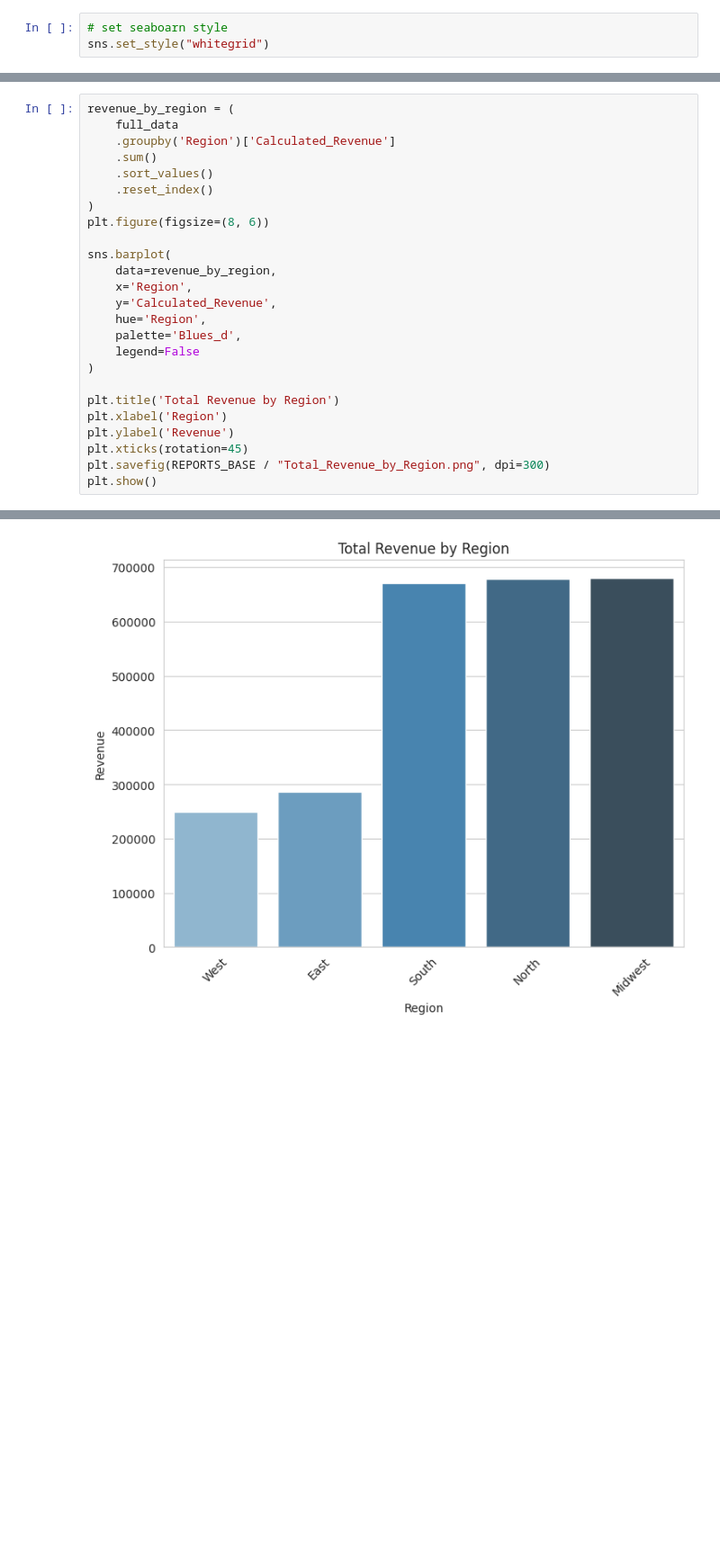
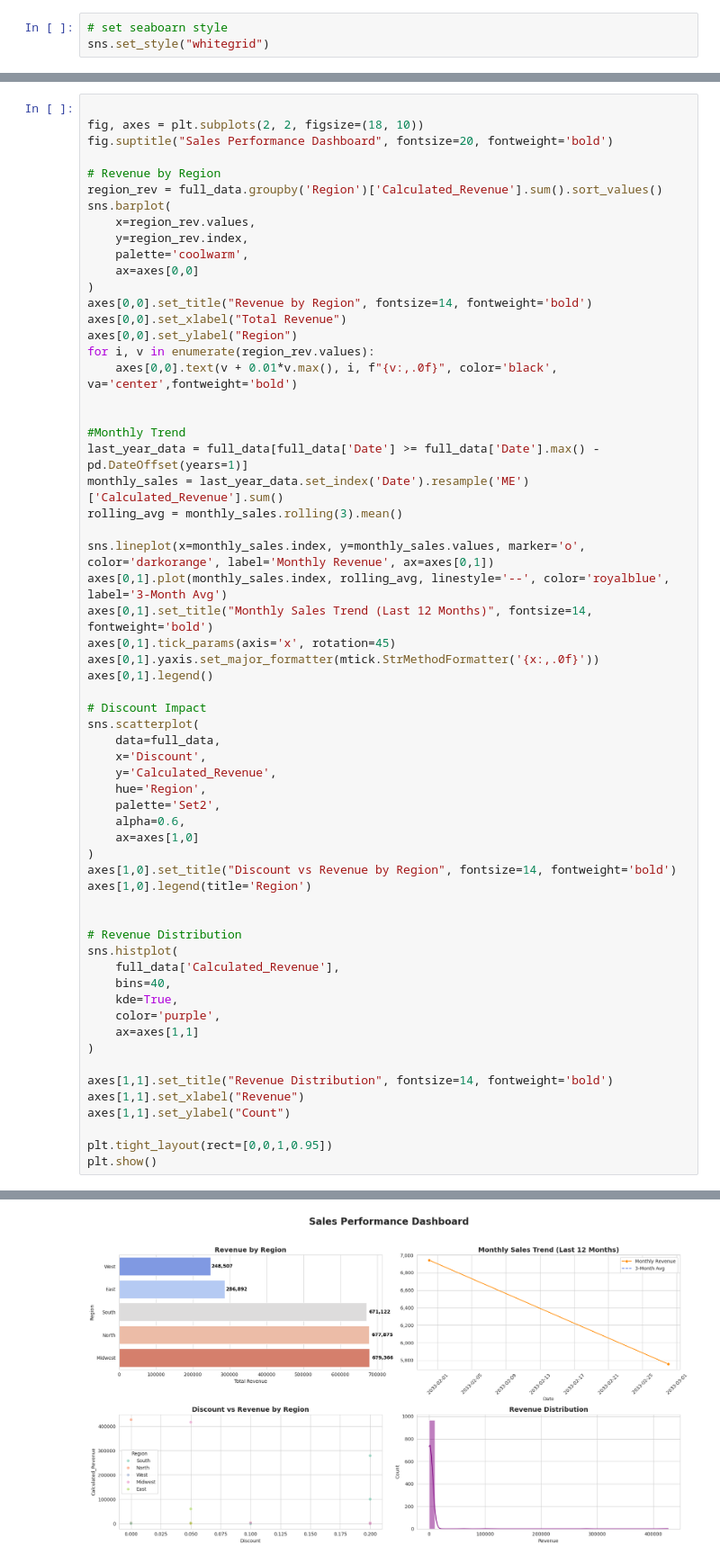
Before and after one commit to YoussefMostafaMohammed/DataAnalyticProject, a Jupyter notebook: notebooks/ecommerce_analysis.ipynb, the cells around one changed output, grey strips where cells are left out. Shown at 90% size. Saved outputs shown, nothing was run; the diff lists cells and outputs as text; blank space fills up the shorter version.

Commit message:
create miniDashboards

```diff
--- a/notebooks/ecommerce_analysis.ipynb
+++ b/notebooks/ecommerce_analysis.ipynb
@@ -385,26 +402,62 @@ memory usage: 115.9 KB
 # %%
-revenue_by_region = (
-    full_data
-    .groupby('Region')['Calculated_Revenue']
-    .sum()
-    .sort_values()
-    .reset_index()
+
+fig, axes = plt.subplots(2, 2, figsize=(18, 10))
+fig.suptitle("Sales Performance Dashboard", fontsize=20, fontweight='bold')
+
+# Revenue by Region
+region_rev = full_data.groupby('Region')['Calculated_Revenue'].sum().sort_values()
+sns.barplot(
+    x=region_rev.values,
+    y=region_rev.index,
+    palette='coolwarm',
+    ax=axes[0,0]
 )
-plt.figure(figsize=(8, 6))
+axes[0,0].set_title("Revenue by Region", fontsize=14, fontweight='bold')
+axes[0,0].set_xlabel("Total Revenue")
+axes[0,0].set_ylabel("Region")
+for i, v in enumerate(region_rev.values):
+    axes[0,0].text(v + 0.01*v.max(), i, f"{v:,.0f}", color='black', va='center',fontweight='bold')
 
-sns.barplot(
-    data=revenue_by_region,
-    x='Region',
+
+#Monthly Trend
+last_year_data = full_data[full_data['Date'] >= full_data['Date'].max() - pd.DateOffset(years=1)]
+monthly_sales = last_year_data.set_index('Date').resample('ME')['Calculated_Revenue'].sum()
+rolling_avg = monthly_sales.rolling(3).mean()
+
+sns.lineplot(x=monthly_sales.index, y=monthly_sales.values, marker='o', color='darkorange', label='Monthly Revenue', ax=axes[0,1])
+axes[0,1].plot(monthly_sales.index, rolling_avg, linestyle='--', color='royalblue', label='3-Month Avg')
+axes[0,1].set_title("Monthly Sales Trend (Last 12 Months)", fontsize=14, fontweight='bold')
+axes[0,1].tick_params(axis='x', rotation=45)
+axes[0,1].yaxis.set_major_formatter(mtick.StrMethodFormatter('{x:,.0f}'))
+axes[0,1].legend()
+
+# Discount Impact
+sns.scatterplot(
+    data=full_data,
+    x='Discount',
     y='Calculated_Revenue',
     hue='Region',
-    palette='Blues_d',
-    legend=False
+    palette='Set2',
+    alpha=0.6,
+    ax=axes[1,0]
+)
+axes[1,0].set_title("Discount vs Revenue by Region", fontsize=14, fontweight='bold')
+axes[1,0].legend(title='Region')
+
+
+# Revenue Distribution
+sns.histplot(
+    full_data['Calculated_Revenue'],
+    bins=40,
+    kde=True,
+    color='purple',
+    ax=axes[1,1]
 )
 
-plt.title('Total Revenue by Region')
-plt.xlabel('Region')
-plt.ylabel('Revenue')
-plt.xticks(rotation=45)
-plt.savefig(REPORTS_BASE / "Total_Revenue_by_Region.png", dpi=300)
+axes[1,1].set_title("Revenue Distribution", fontsize=14, fontweight='bold')
+axes[1,1].set_xlabel("Revenue")
+axes[1,1].set_ylabel("Count")
+
+plt.tight_layout(rect=[0,0,1,0.95])
 plt.show()
 # %% [output]
@@ -411 +467 @@ plt.show()
-[figure, old version]
+[figure, new version]
```
Also changed, not shown: parts of 21 cells of this notebook.
